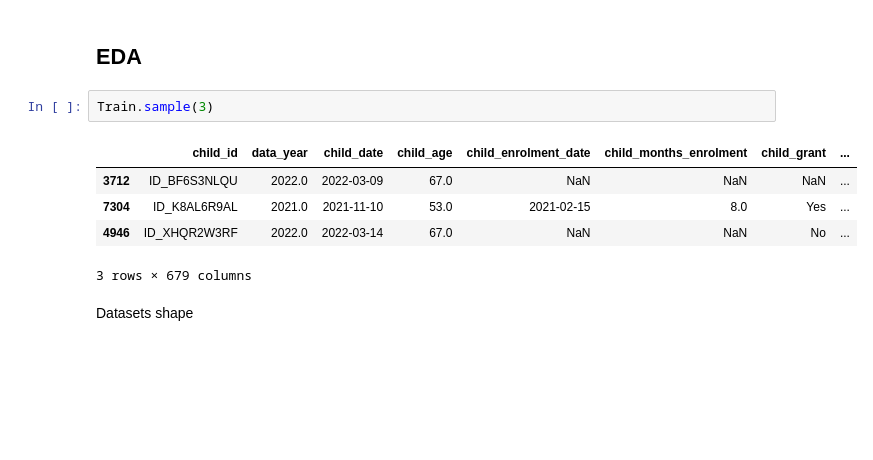
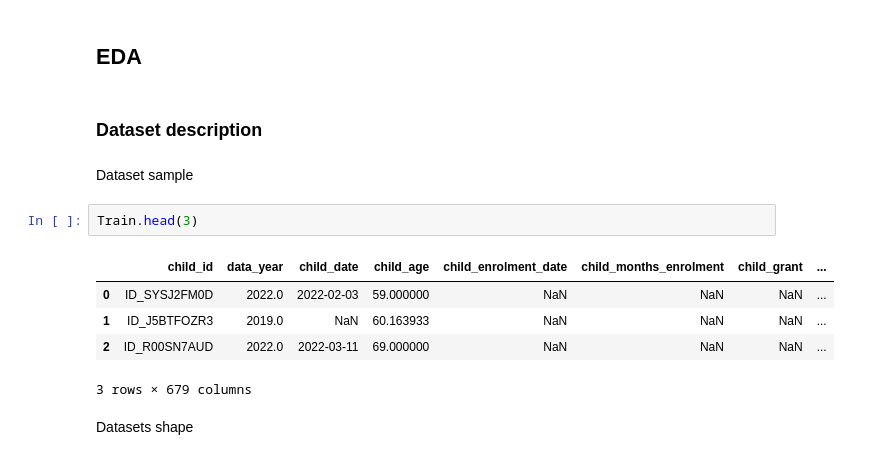
Before and after one commit to justekouassi/DataDrive2030-Early-Learning-Predictors-Challenge, a Jupyter notebook: datadrive2030_2.ipynb, the cells around one changed output. Drawn from its saved outputs; the diff is of its cells as text; blank space fills up the shorter version.

```diff
--- a/datadrive2030_2.ipynb
+++ b/datadrive2030_2.ipynb
@@ -43,13 +46,17 @@ SampleSubmission = pd.read_csv(DATA_PATH + 'SampleSubmission.csv', low_memory=Fa
 VariableDescription = pd.read_csv(DATA_PATH + 'VariableDescription.csv', low_memory=False)
 # %% [markdown]
 ## EDA
+# %% [markdown]
+### Dataset description
+# %% [markdown]
+Dataset sample
 # %%
-Train.sample(3)
+Train.head(3)
 # %% [output]
 |  | child_id | data_year | child_date | child_age | child_enrolment_date | child_months_enrolment | child_grant | ... |
-| 3712 | ID_BF6S3NLQU | 2022.0 | 2022-03-09 | 67.0 | NaN | NaN | NaN | ... |
-| 7304 | ID_K8AL6R9AL | 2021.0 | 2021-11-10 | 53.0 | 2021-02-15 | 8.0 | Yes | ... |
-| 4946 | ID_XHQR2W3RF | 2022.0 | 2022-03-14 | 67.0 | NaN | NaN | No | ... |
+| 0 | ID_SYSJ2FM0D | 2022.0 | 2022-02-03 | 59.000000 | NaN | NaN | NaN | ... |
+| 1 | ID_J5BTFOZR3 | 2019.0 | NaN | 60.163933 | NaN | NaN | NaN | ... |
+| 2 | ID_R00SN7AUD | 2022.0 | 2022-03-11 | 69.000000 | NaN | NaN | NaN | ... |
 3 rows × 679 columns
 # %% [markdown]
 Datasets shape
```
Also changed, not shown: parts of 67 cells of this notebook.
